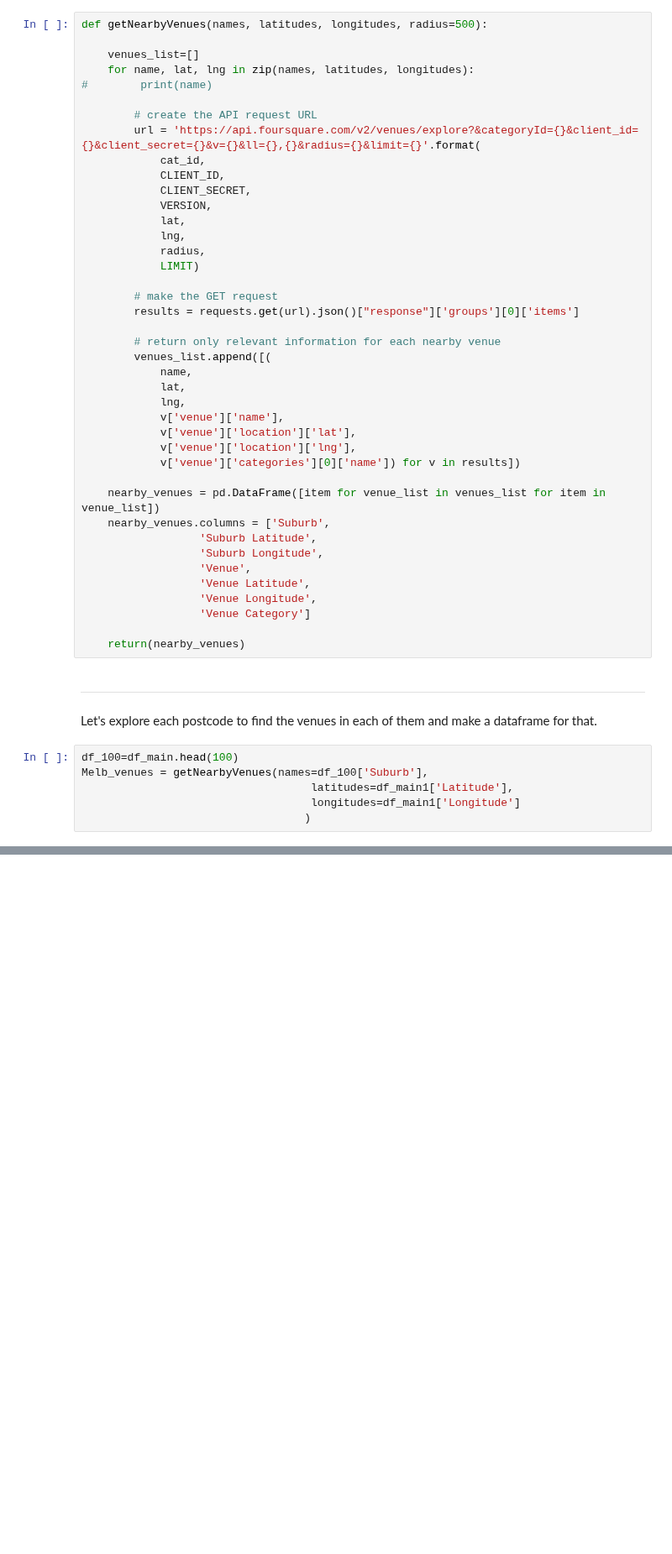
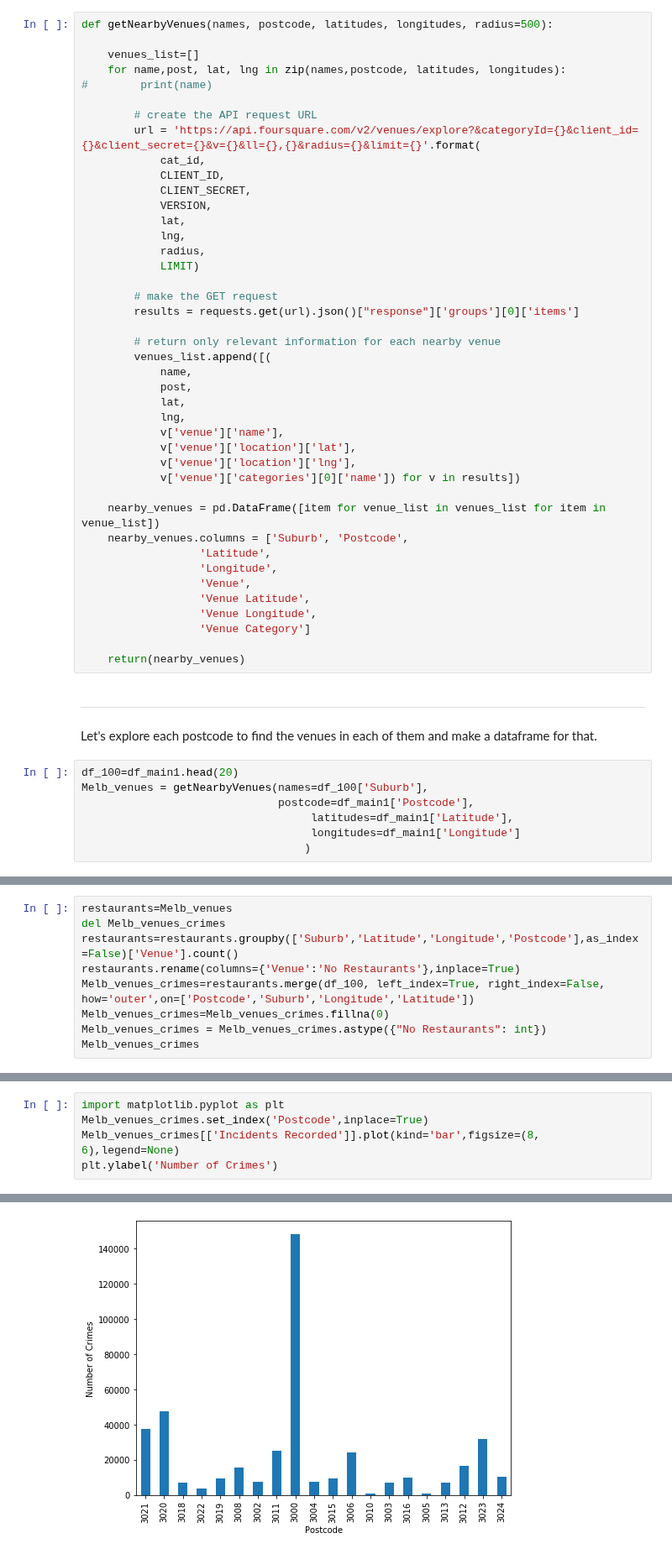
Before and after one commit to mnaemi/github-mn, a Jupyter notebook: Assignment4.ipynb, the cells around one changed output, grey strips where cells are left out. Shown at 84% size. Drawn from its saved outputs; the diff is of its cells as text; blank space fills up the shorter version.

```diff
--- a/Assignment4.ipynb
+++ b/Assignment4.ipynb
@@ -184,10 +190,10 @@ radius = 500 # define radius
 ----
 The following function get the venues in a suburb and return them.
 # %%
-def getNearbyVenues(names, latitudes, longitudes, radius=500):
+def getNearbyVenues(names, postcode, latitudes, longitudes, radius=500):
 
     venues_list=[]
-    for name, lat, lng in zip(names, latitudes, longitudes):
+    for name,post, lat, lng in zip(names,postcode, latitudes, longitudes):
 #        print(name)
 
         # create the API request URL
@@ -207,6 +213,7 @@ def getNearbyVenues(names, latitudes, longitudes, radius=500):
         # return only relevant information for each nearby venue
         venues_list.append([(
             name,
+            post,
             lat,
             lng,
             v['venue']['name'],
@@ -215,9 +222,9 @@ def getNearbyVenues(names, latitudes, longitudes, radius=500):
             v['venue']['categories'][0]['name']) for v in results])
 
     nearby_venues = pd.DataFrame([item for venue_list in venues_list for item in venue_list])
-    nearby_venues.columns = ['Suburb',
-                  'Suburb Latitude',
-                  'Suburb Longitude',
+    nearby_venues.columns = ['Suburb', 'Postcode',
+                  'Latitude',
+                  'Longitude',
                   'Venue',
                   'Venue Latitude',
                   'Venue Longitude',
@@ -228,8 +235,9 @@ def getNearbyVenues(names, latitudes, longitudes, radius=500):
 ----
 Let's explore each postcode to find the venues in each of them and make a dataframe for that.
 # %%
-df_100=df_main.head(100)
+df_100=df_main1.head(20)
 Melb_venues = getNearbyVenues(names=df_100['Suburb'],
+                              postcode=df_main1['Postcode'],
                                    latitudes=df_main1['Latitude'],
                                    longitudes=df_main1['Longitude']
                                   )
@@ -244,0 +246,9 @@ Melb_venues.head()
+# %%
+restaurants=Melb_venues
+del Melb_venues_crimes
+restaurants=restaurants.groupby(['Suburb','Latitude','Longitude','Postcode'],as_index=False)['Venue'].count()
+restaurants.rename(columns={'Venue':'No Restaurants'},inplace=True)
+Melb_venues_crimes=restaurants.merge(df_100, left_index=True, right_index=False, how='outer',on=['Postcode','Suburb','Longitude','Latitude'])
+Melb_venues_crimes=Melb_venues_crimes.fillna(0)
+Melb_venues_crimes = Melb_venues_crimes.astype({"No Restaurants": int})
+Melb_venues_crimes
@@ -244,0 +292,6 @@ Melb_venues.head()
+# %%
+import matplotlib.pyplot as plt
+Melb_venues_crimes.set_index('Postcode',inplace=True)
+Melb_venues_crimes[['Incidents Recorded']].plot(kind='bar',figsize=(8, 6),legend=None)
+plt.ylabel('Number of Crimes')
+# %% [output]
@@ -244,0 +299 @@ Melb_venues.head()
+[figure, added]
```
Also changed, not shown: parts of 43 cells of this notebook.
